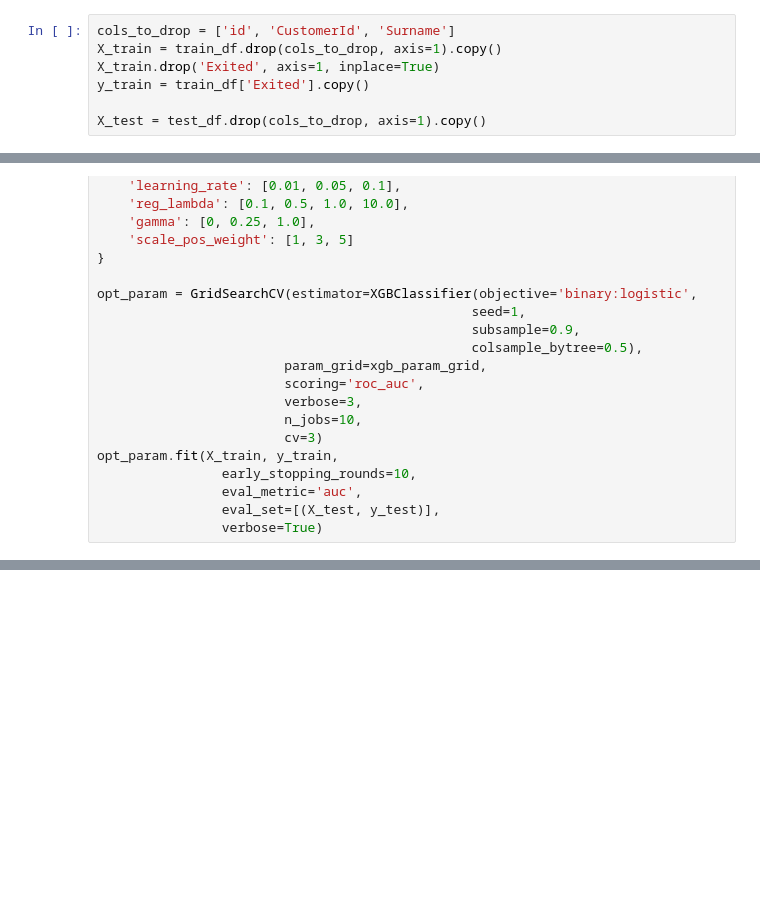
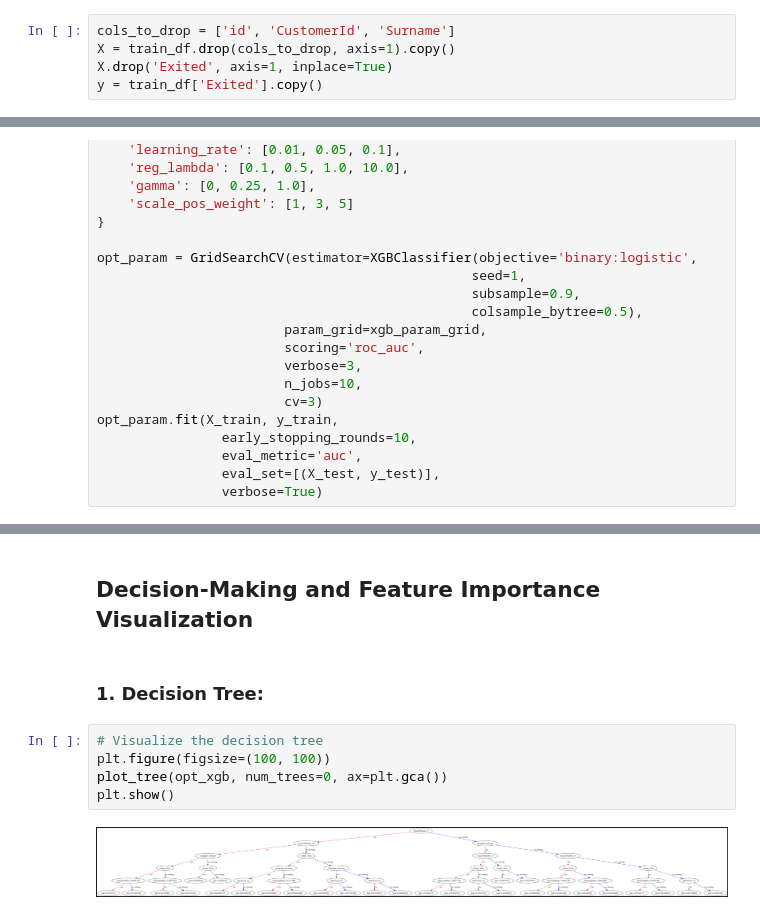
Before and after one commit to analytics-portfolio/Churn-Predictive-Model, a Jupyter notebook: notebooks/ml.ipynb, the cells around one changed output, grey strips where cells are left out. Saved outputs shown, nothing was run; the diff lists cells and outputs as text; blank space fills up the shorter version.

```diff
--- a/notebooks/ml.ipynb
+++ b/notebooks/ml.ipynb
@@ -22,11 +50,9 @@ submission_df = pd.read_csv('../data/sample_submission.csv')
 ## Data Preparation for model training
 # %%
 cols_to_drop = ['id', 'CustomerId', 'Surname']
-X_train = train_df.drop(cols_to_drop, axis=1).copy()
-X_train.drop('Exited', axis=1, inplace=True)
-y_train = train_df['Exited'].copy()
-
-X_test = test_df.drop(cols_to_drop, axis=1).copy()
+X = train_df.drop(cols_to_drop, axis=1).copy()
+X.drop('Exited', axis=1, inplace=True)
+y = train_df['Exited'].copy()
 # %% [markdown]
 ### 1. One Hot Encoding Categorical Variables:
 # %%
@@ -300,0 +224,11 @@ AUC Score: 0.8853553267844496
+# %% [markdown]
+## Decision-Making and Feature Importance Visualization
+# %% [markdown]
+### 1. Decision Tree:
+# %%
+# Visualize the decision tree
+plt.figure(figsize=(100, 100))
+plot_tree(opt_xgb, num_trees=0, ax=plt.gca())
+plt.show()
+# %% [output]
+[figure, added]
```
Also changed, not shown: parts of 30 cells of this notebook.
